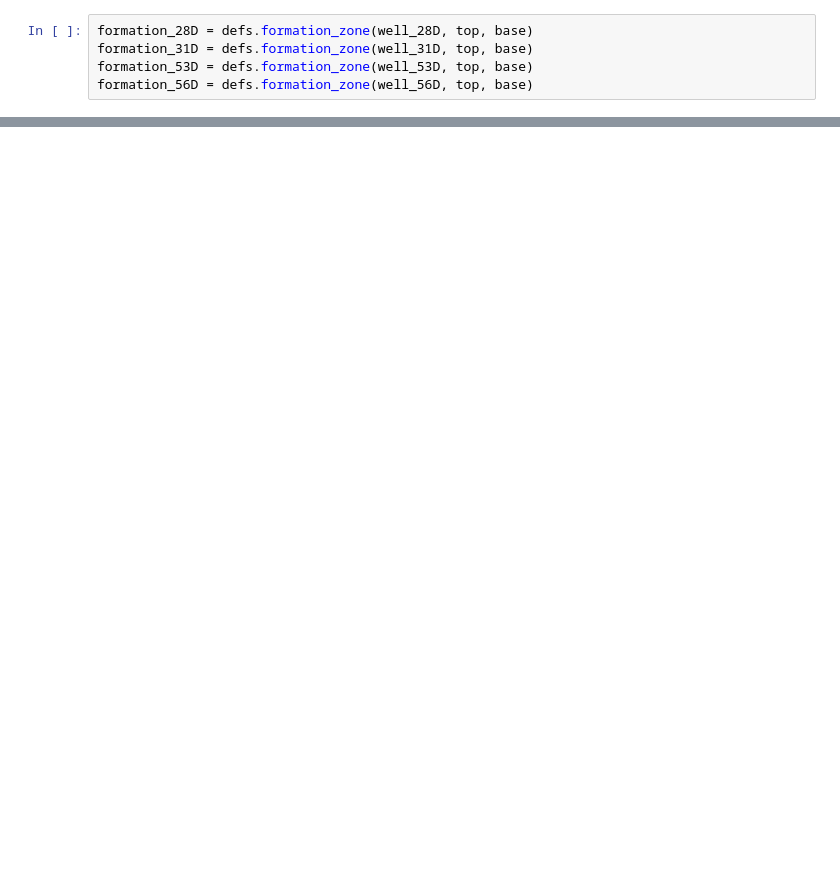
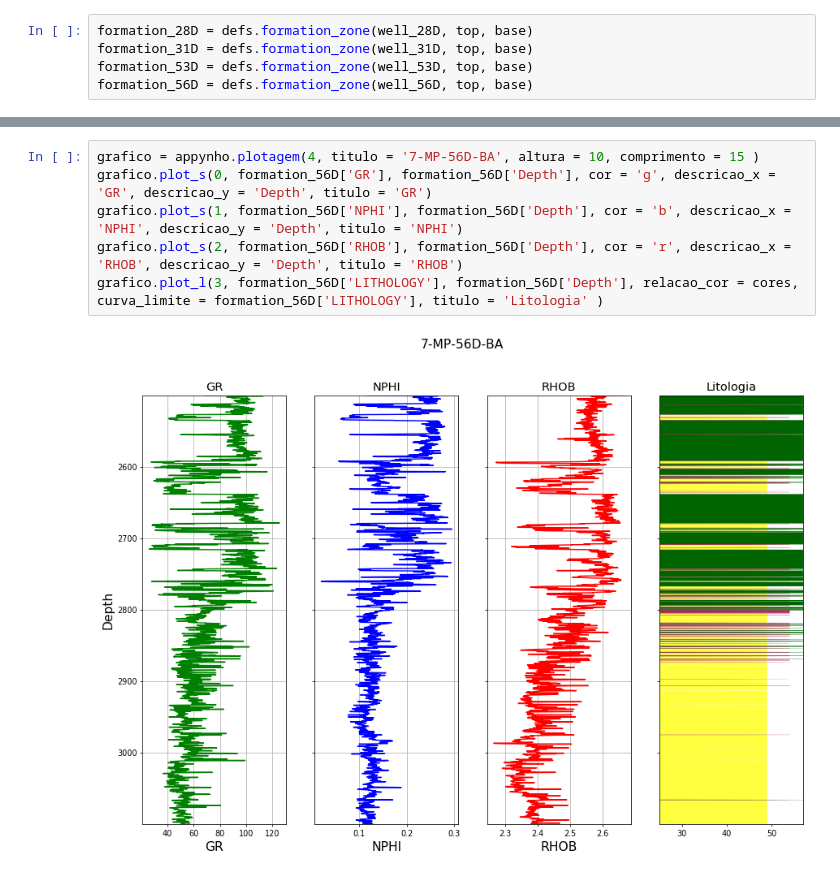
Before and after one commit to rmotadutra/PFG_2020, a Jupyter notebook: codes/well_create_lithology.ipynb, the cells around one changed output, grey strips where cells are left out. Cells and saved outputs as stored; diff of their text form; blank space fills up the shorter version.

```diff
--- a/codes/well_create_lithology.ipynb
+++ b/codes/well_create_lithology.ipynb
@@ -182,0 +94,8 @@ for i in range(np.shape(s4)[0]):
+# %%
+grafico = appynho.plotagem(4, titulo = '7-MP-56D-BA', altura = 10, comprimento = 15 )
+grafico.plot_s(0, formation_56D['GR'], formation_56D['Depth'], cor = 'g', descricao_x = 'GR', descricao_y = 'Depth', titulo = 'GR')
+grafico.plot_s(1, formation_56D['NPHI'], formation_56D['Depth'], cor = 'b', descricao_x = 'NPHI', descricao_y = 'Depth', titulo = 'NPHI')
+grafico.plot_s(2, formation_56D['RHOB'], formation_56D['Depth'], cor = 'r', descricao_x = 'RHOB', descricao_y = 'Depth', titulo = 'RHOB')
+grafico.plot_l(3, formation_56D['LITHOLOGY'], formation_56D['Depth'], relacao_cor = cores, curva_limite = formation_56D['LITHOLOGY'], titulo = 'Litologia' )
+# %% [output]
+[figure, added]
```
Also changed, not shown: parts of 22 cells of this notebook, 2 other files.
